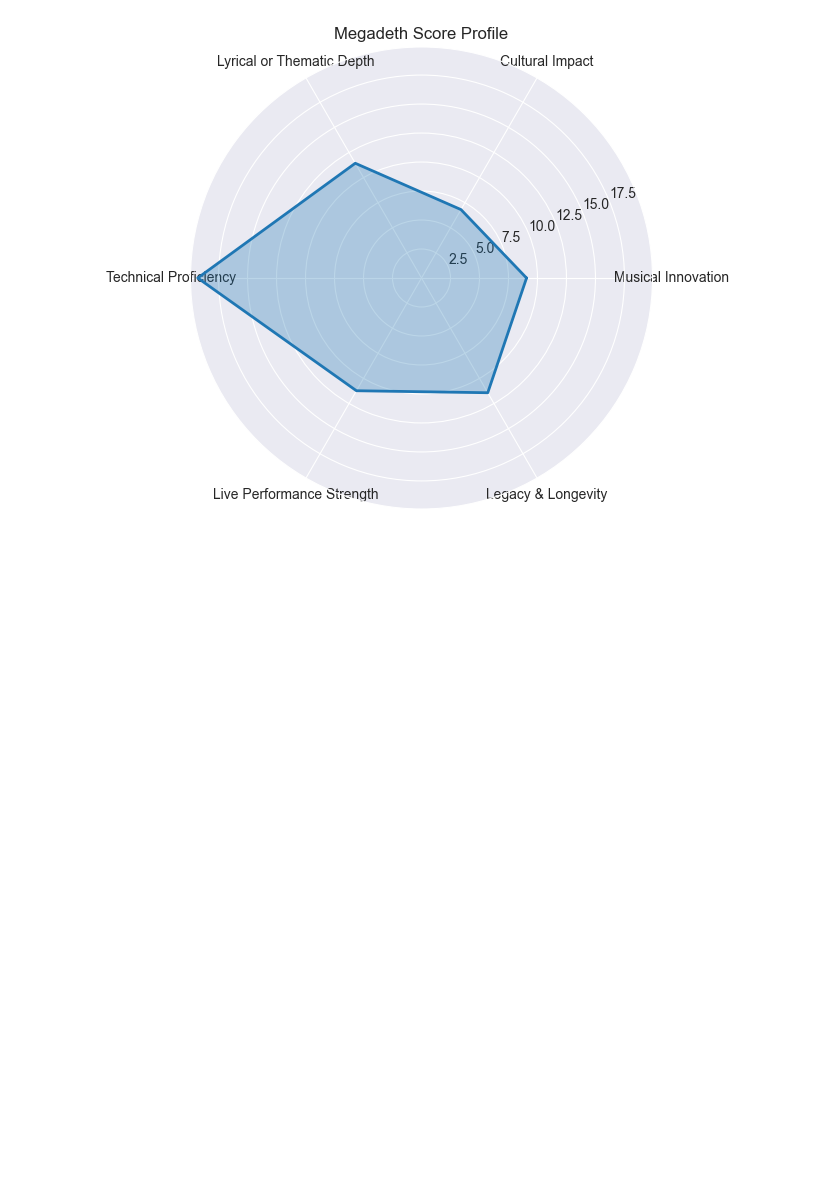
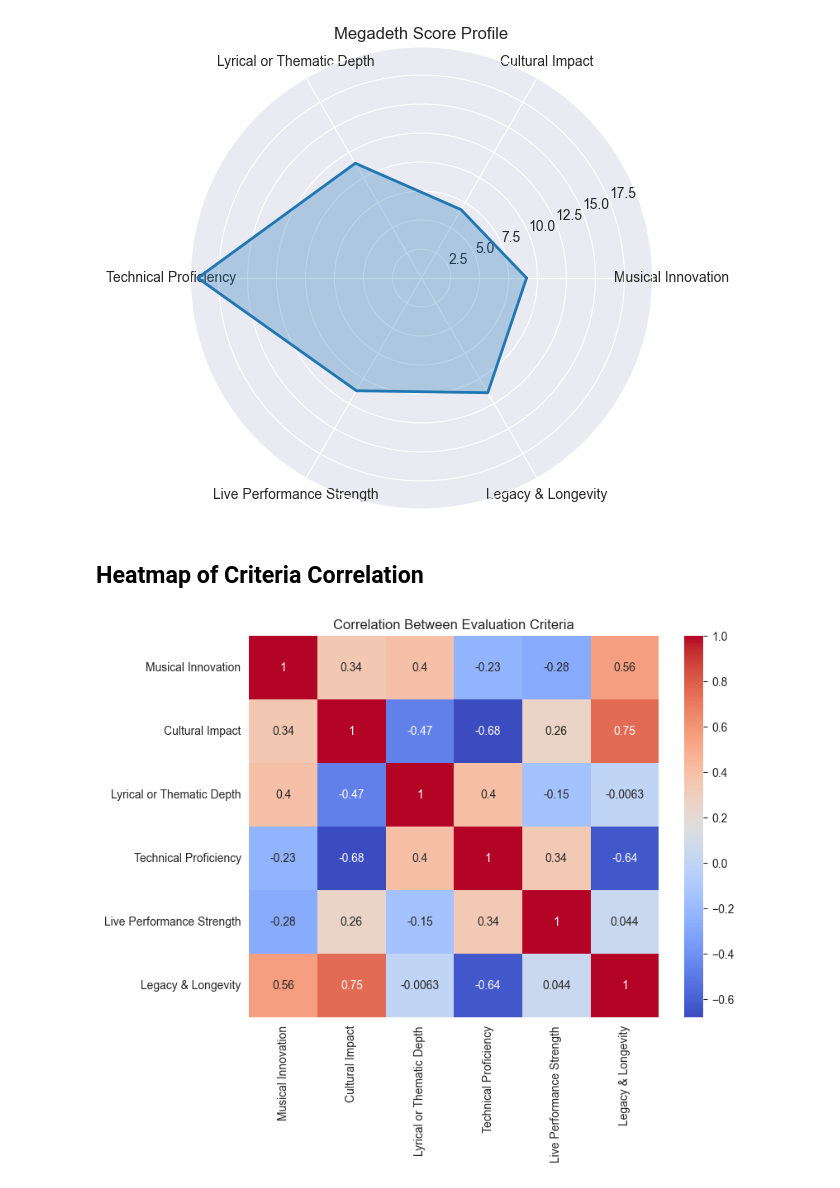
Before and after one commit to AI-Agents-Prompts-to-Multi-Agent-Sys/Quantitative-Eval, a Jupyter notebook: Quantitative-Eval.ipynb, the cells around one changed output. Saved outputs shown, nothing was run; the diff lists cells and outputs as text; code cells hidden in the pictures; blank space fills up the shorter version.

```diff
--- a/Quantitative-Eval.ipynb
+++ b/Quantitative-Eval.ipynb
@@ -300,11 +291,10 @@ weighted_votes = [ deepcopy(vote) for vote in votes ]
 for weighted_vote, vote in zip(weighted_votes, votes):
     for i, key in enumerate(criteria_keys):
         weighted_vote['df'][key] = vote['df'][key] * weights[i]
-
-weighted_votes_dfs = [vote['df'] for vote in weighted_votes]
+    weighted_vote['df']['score_sum'] = weighted_vote['df'][criteria_keys].sum(axis=1)
 
 # Display weighted scores
 for weighted_vote in weighted_votes:
     print(f"Weighted scores for persona: {weighted_vote['persona']}")
-    display(weighted_vote_df)
+    display(weighted_vote['df'])
 # %% [output]
@@ -433,3 +430,12 @@ for item in items:
 [figure]
 [figure]
 [figure]
+# %% [markdown]
+## Heatmap of Criteria Correlation
+# %%
+plt.figure(figsize=(8, 6))
+sns.heatmap(final_scores[criteria_keys].corr(), annot=True, cmap="coolwarm")
+plt.title("Correlation Between Evaluation Criteria")
+plt.show()
+# %% [output]
+[figure, added]
```
Also changed, not shown: parts of 27 cells of this notebook, 1 other file.
